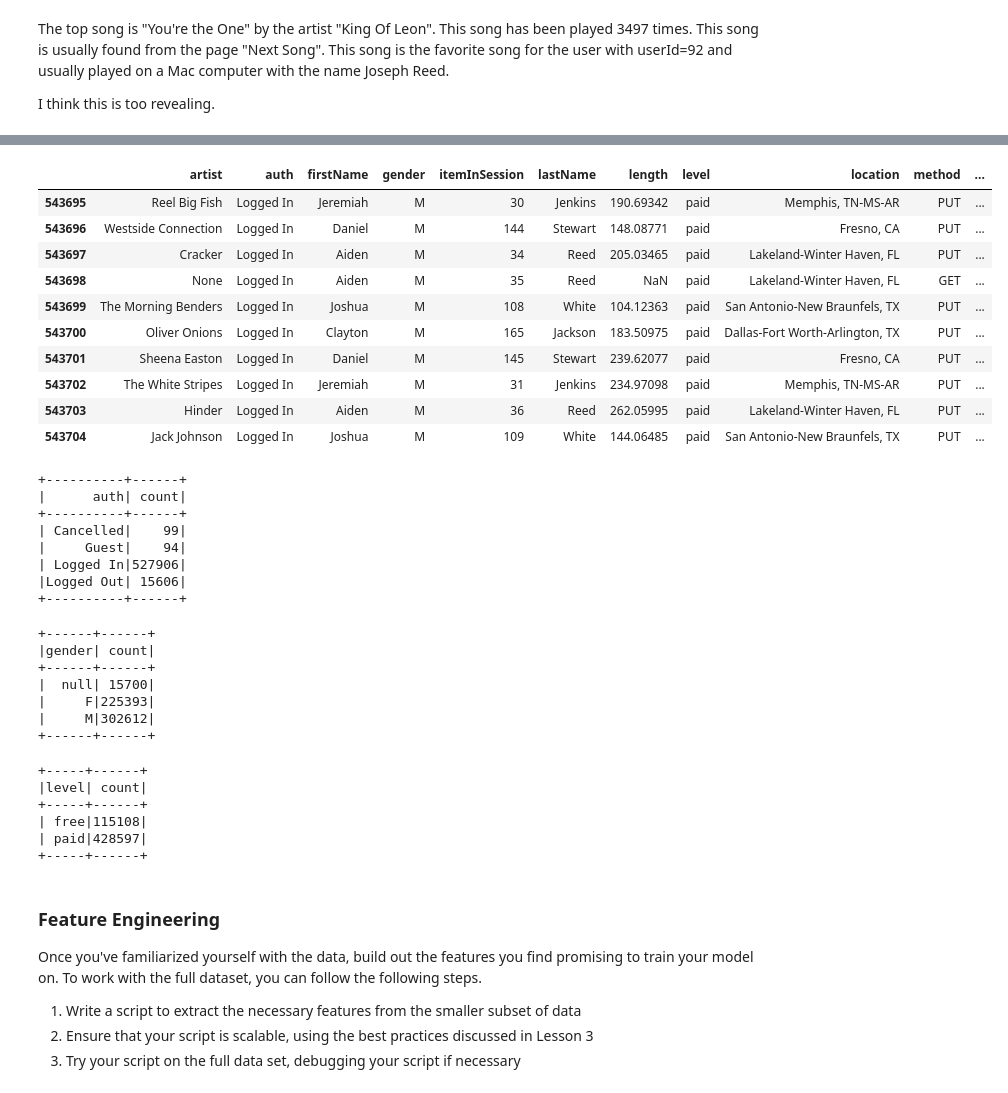
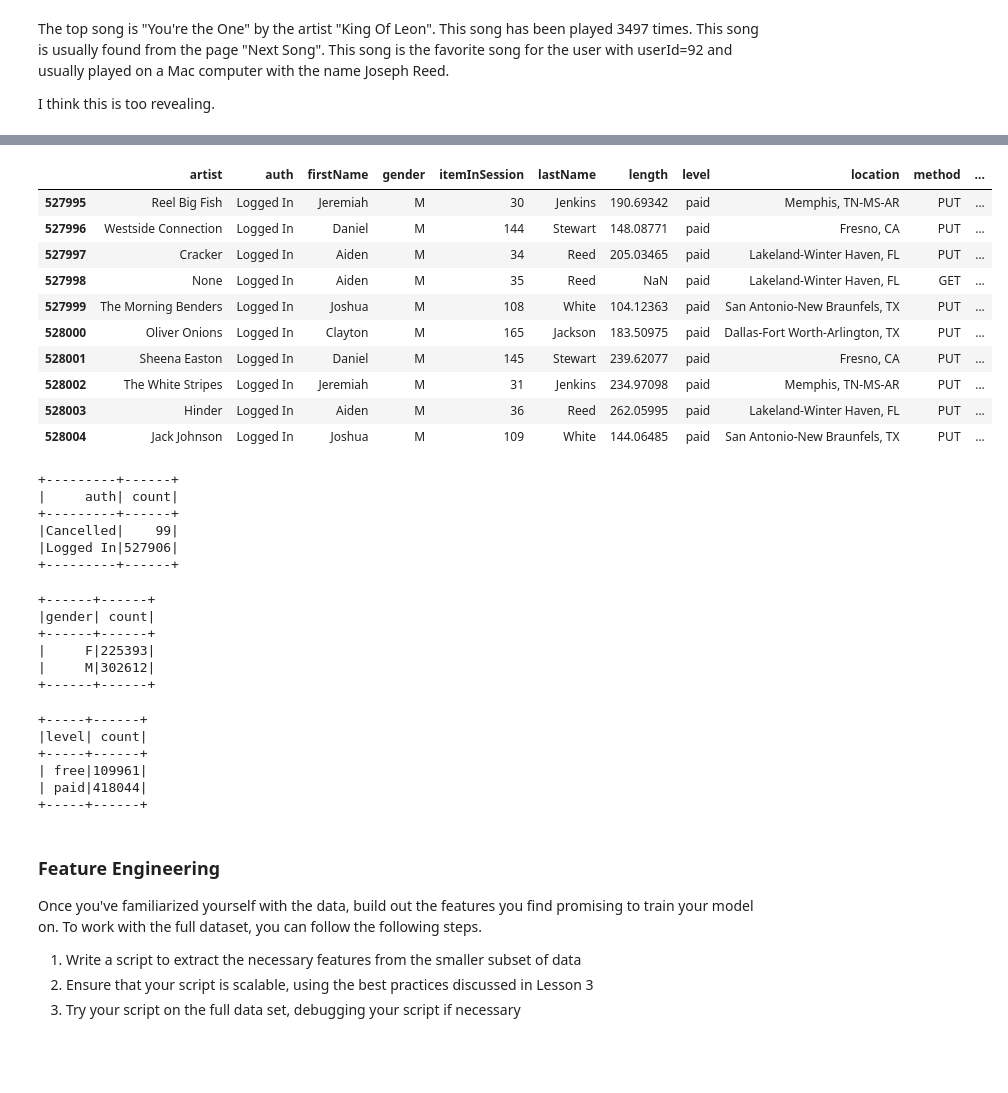
Before and after one commit to Joycechidi/Data-Science-Portfolio, a Jupyter notebook: Predicting Customer Churn with Spark/Sparkify.ipynb, the cells around one changed output, grey strips where cells are left out. Saved outputs shown, nothing was run; the diff lists cells and outputs as text; code cells hidden in the pictures; blank space fills up the shorter version.

```diff
--- a/Predicting Customer Churn with Spark/Sparkify.ipynb
+++ b/Predicting Customer Churn with Spark/Sparkify.ipynb
@@ -112,12 +93,12 @@ Top 10 rows show there are a lot of duplicate userIds which could come from diff
 # %%
 # Are there non-registered users with NAN userId values
 # filter for users with blank user id
-reg_users = df.filter(df.userId!="")
-reg_users.count()
+df2 = df.filter(df.userId!="")
+df2.count()
 # %% [output]
 528005
 # %%
 #Drop NaN values in userIds
-df = df.dropna(how = "any", subset = ["userId", "sessionId"])
-df.count()
+df2 = df2.dropna(how = "any", subset = ["userId", "sessionId"])
+df2.count()
 # %% [output]
@@ -185 +157,3 @@ df_pandas = df.toPandas()
+# %%
+df2_pandas = df2.toPandas()
 # %%
@@ -215,50 +189,47 @@ df_pandas.describe()
 | max | 1005.000000 | 3024.665670 | 1.543074e+12 | 4808.000000 | 404.000000 | 1.543622e+12 |
 # %%
-df_pandas.tail(10)
+df2_pandas.tail(10)
 # %% [output]
 |  | artist | auth | firstName | gender | itemInSession | lastName | length | level | location | method | ... |
-| 543695 | Reel Big Fish | Logged In | Jeremiah | M | 30 | Jenkins | 190.69342 | paid | Memphis, TN-MS-AR | PUT | ... |
-| 543696 | Westside Connection | Logged In | Daniel | M | 144 | Stewart | 148.08771 | paid | Fresno, CA | PUT | ... |
-| 543697 | Cracker | Logged In | Aiden | M | 34 | Reed | 205.03465 | paid | Lakeland-Winter Haven, FL | PUT | ... |
-| 543698 | None | Logged In | Aiden | M | 35 | Reed | NaN | paid | Lakeland-Winter Haven, FL | GET | ... |
-| 543699 | The Morning Benders | Logged In | Joshua | M | 108 | White | 104.12363 | paid | San Antonio-New Braunfels, TX | PUT | ... |
-| 543700 | Oliver Onions | Logged In | Clayton | M | 165 | Jackson | 183.50975 | paid | Dallas-Fort Worth-Arlington, TX | PUT | ... |
-| 543701 | Sheena Easton | Logged In | Daniel | M | 145 | Stewart | 239.62077 | paid | Fresno, CA | PUT | ... |
-| 543702 | The White Stripes | Logged In | Jeremiah | M | 31 | Jenkins | 234.97098 | paid | Memphis, TN-MS-AR | PUT | ... |
-| 543703 | Hinder | Logged In | Aiden | M | 36 | Reed | 262.05995 | paid | Lakeland-Winter Haven, FL | PUT | ... |
-| 543704 | Jack Johnson | Logged In | Joshua | M | 109 | White | 144.06485 | paid | San Antonio-New Braunfels, TX | PUT | ... |
+| 527995 | Reel Big Fish | Logged In | Jeremiah | M | 30 | Jenkins | 190.69342 | paid | Memphis, TN-MS-AR | PUT | ... |
+| 527996 | Westside Connection | Logged In | Daniel | M | 144 | Stewart | 148.08771 | paid | Fresno, CA | PUT | ... |
+| 527997 | Cracker | Logged In | Aiden | M | 34 | Reed | 205.03465 | paid | Lakeland-Winter Haven, FL | PUT | ... |
+| 527998 | None | Logged In | Aiden | M | 35 | Reed | NaN | paid | Lakeland-Winter Haven, FL | GET | ... |
+| 527999 | The Morning Benders | Logged In | Joshua | M | 108 | White | 104.12363 | paid | San Antonio-New Braunfels, TX | PUT | ... |
+| 528000 | Oliver Onions | Logged In | Clayton | M | 165 | Jackson | 183.50975 | paid | Dallas-Fort Worth-Arlington, TX | PUT | ... |
+| 528001 | Sheena Easton | Logged In | Daniel | M | 145 | Stewart | 239.62077 | paid | Fresno, CA | PUT | ... |
+| 528002 | The White Stripes | Logged In | Jeremiah | M | 31 | Jenkins | 234.97098 | paid | Memphis, TN-MS-AR | PUT | ... |
+| 528003 | Hinder | Logged In | Aiden | M | 36 | Reed | 262.05995 | paid | Lakeland-Winter Haven, FL | PUT | ... |
+| 528004 | Jack Johnson | Logged In | Joshua | M | 109 | White | 144.06485 | paid | San Antonio-New Braunfels, TX | PUT | ... |
 # %%
 #What's the distribution of users' auth ()
-df.groupBy("auth").count().orderBy("auth").show()
+df2.groupBy("auth").count().orderBy("auth").show()
 # %% [output]
-+----------+------+
-|      auth| count|
-+----------+------+
-| Cancelled|    99|
-|     Guest|    94|
-| Logged In|527906|
-|Logged Out| 15606|
-+----------+------+
++---------+------+
+|     auth| count|
++---------+------+
+|Cancelled|    99|
+|Logged In|527906|
++---------+------+
 # %%
 #What's the users' gender distribution
-df.groupBy("gender").count().orderBy("gender").show()
+df2.groupBy("gender").count().orderBy("gender").show()
 # %% [output]
 +------+------+
 |gender| count|
 +------+------+
-|  null| 15700|
 |     F|225393|
 |     M|302612|
 +------+------+
 # %%
 #How many users are using the Free version or Paid Subscription
-df.groupBy("level").count().orderBy("level").show()
+df2.groupBy("level").count().orderBy("level").show()
 # %% [output]
 +-----+------+
 |level| count|
 +-----+------+
-| free|115108|
-| paid|428597|
+| free|109961|
+| paid|418044|
 +-----+------+
 # %% [markdown]
 ### Feature Engineering
```
Also changed, not shown: parts of 61 cells of this notebook.
